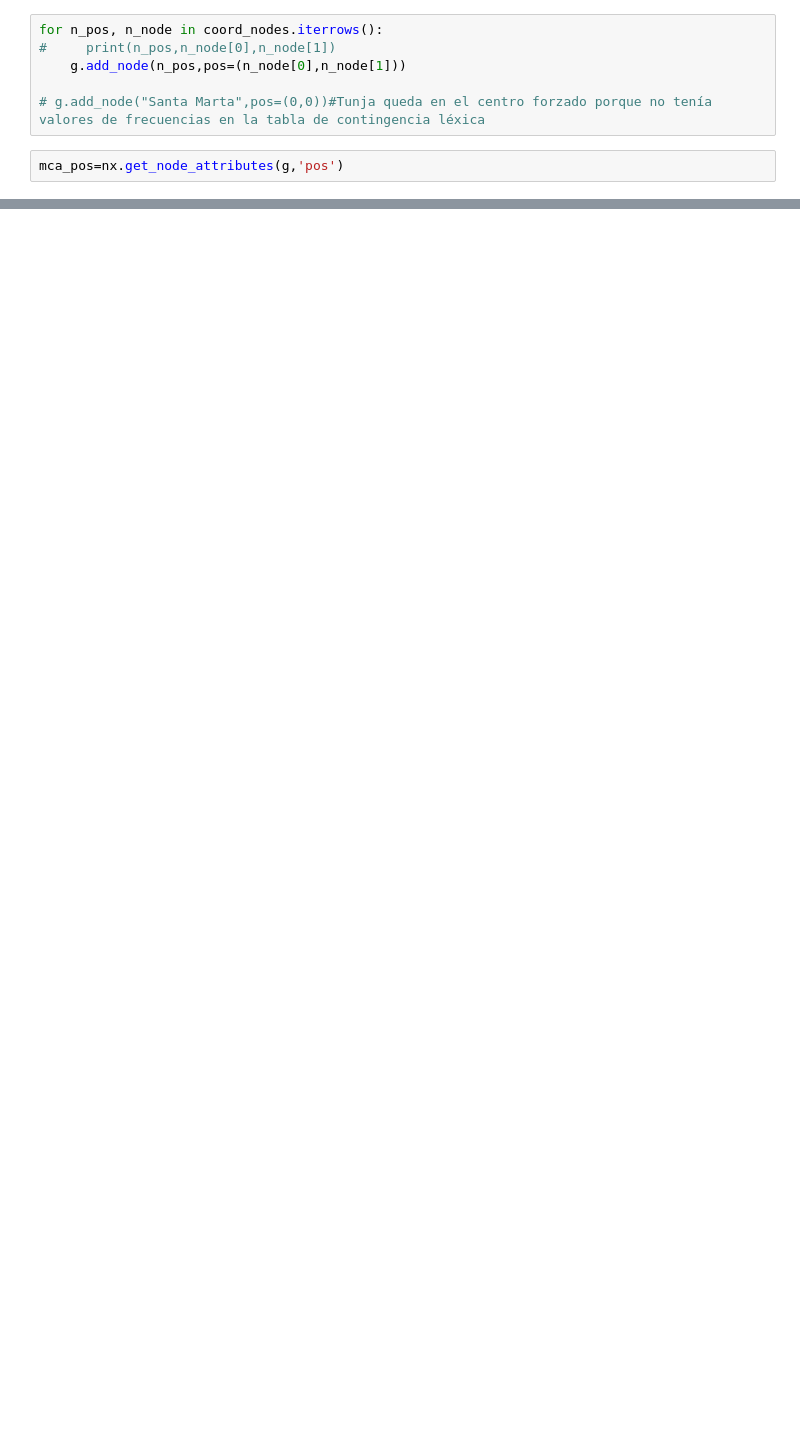
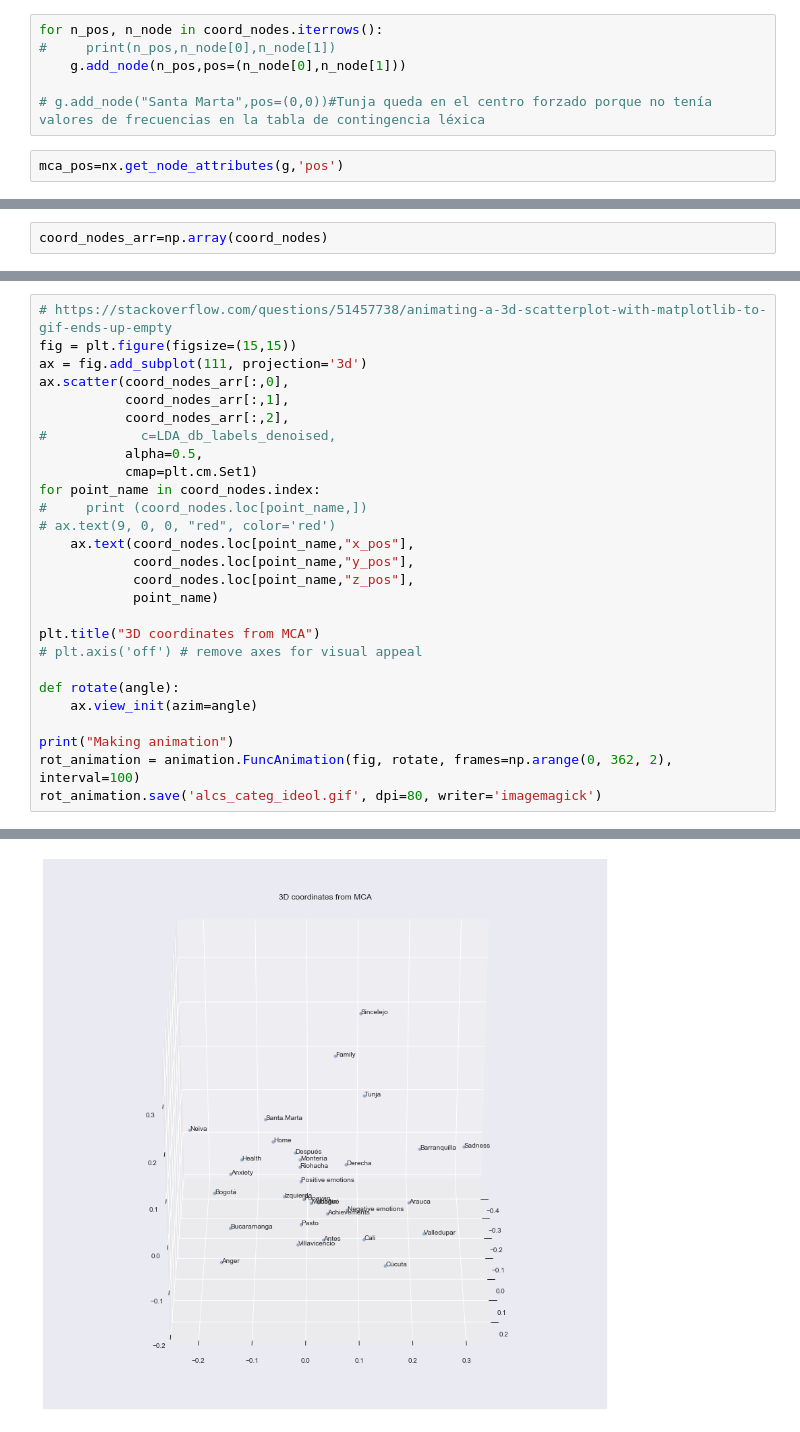
Before and after one commit to Yagwar/observatorio, a Jupyter notebook: Covid-alcs/grafos_py.ipynb, the cells around one changed output, grey strips where cells are left out. Cells and saved outputs as stored; diff of their text form; blank space fills up the shorter version.

```diff
--- a/Covid-alcs/grafos_py.ipynb
+++ b/Covid-alcs/grafos_py.ipynb
@@ -112,0 +121,2 @@ plt.show()
+# %%
+coord_nodes_arr=np.array(coord_nodes)
@@ -112,0 +161,28 @@ plt.show()
+# %%
+# https://stackoverflow.com/questions/51457738/animating-a-3d-scatterplot-with-matplotlib-to-gif-ends-up-empty
+fig = plt.figure(figsize=(15,15))
+ax = fig.add_subplot(111, projection='3d')
+ax.scatter(coord_nodes_arr[:,0],
+           coord_nodes_arr[:,1],
+           coord_nodes_arr[:,2],
+#            c=LDA_db_labels_denoised,
+           alpha=0.5,
+           cmap=plt.cm.Set1)
+for point_name in coord_nodes.index:
+#     print (coord_nodes.loc[point_name,])
+# ax.text(9, 0, 0, "red", color='red')
+    ax.text(coord_nodes.loc[point_name,"x_pos"],
+            coord_nodes.loc[point_name,"y_pos"],
+            coord_nodes.loc[point_name,"z_pos"],
+            point_name)
+
+plt.title("3D coordinates from MCA")
+# plt.axis('off') # remove axes for visual appeal
+
+def rotate(angle):
+    ax.view_init(azim=angle)
+
+print("Making animation")
+rot_animation = animation.FuncAnimation(fig, rotate, frames=np.arange(0, 362, 2), interval=100)
+rot_animation.save('alcs_categ_ideol.gif', dpi=80, writer='imagemagick')
+# %% [output]
@@ -112,0 +191 @@ plt.show()
+[figure, added]
```
Also changed, not shown: parts of 8 cells of this notebook, 1 other file.
